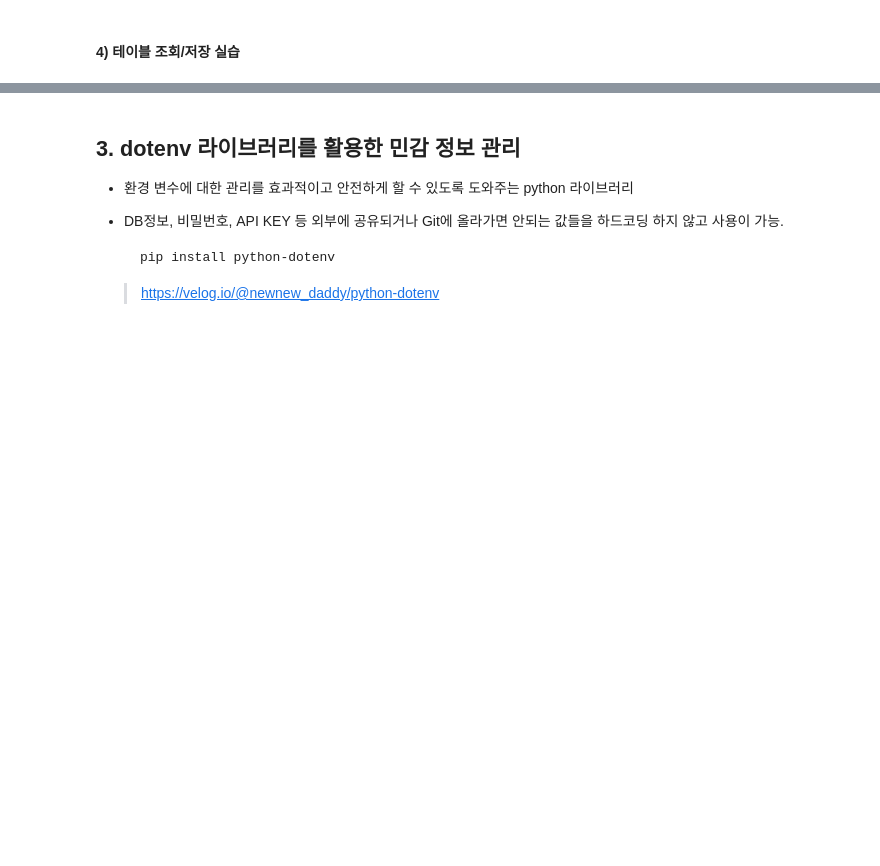
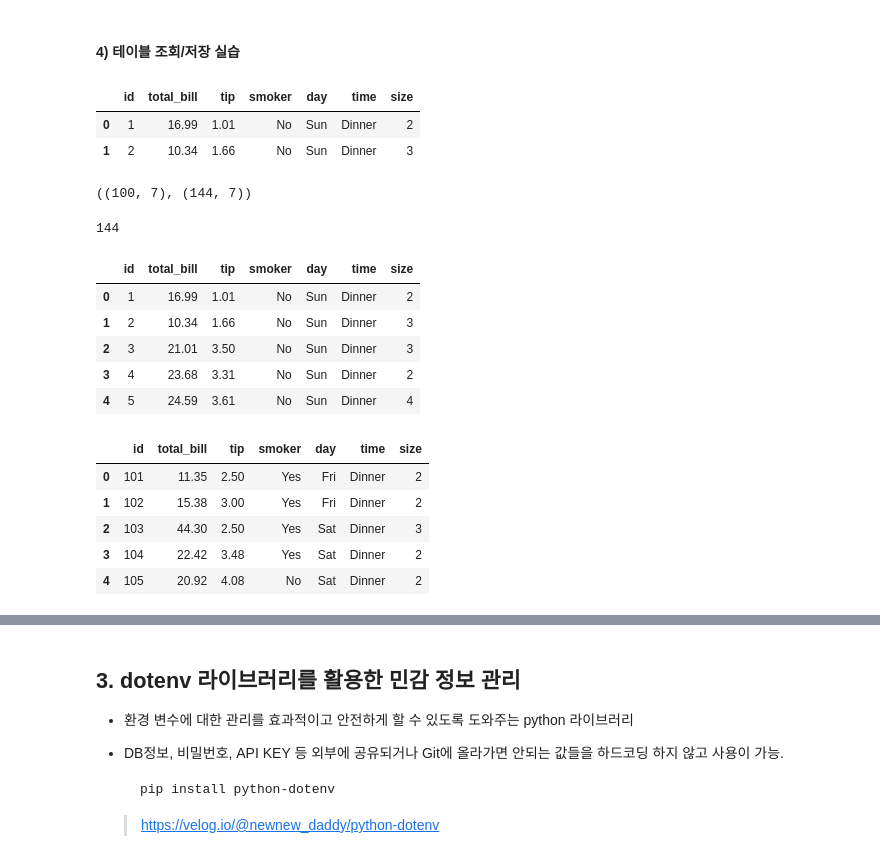
Before and after one commit to red-camel3367/sprint_git, a Jupyter notebook: 01_python_database/python_db_notebook.ipynb, the cells around one changed output, grey strips where cells are left out. Saved outputs shown, nothing was run; the diff lists cells and outputs as text; code cells hidden in the pictures; blank space fills up the shorter version.

```diff
--- a/01_python_database/python_db_notebook.ipynb
+++ b/01_python_database/python_db_notebook.ipynb
@@ -434,3 +434,19 @@ tips.csv 파일의 데이터를 활용하여 아래 과정을 진행해주세요
 
 3. MYSQL tips 테이블 + POSTGRESQL tips 테이블을 각각 dataframe으로 불러와서 concat 해주세요.
 """
+# %%
+## 1) 데이터 읽기
+tips = pd.read_csv('./dataset/tips.csv')
+tips.head(2)
+# %% [output]
+|  | id | total_bill | tip | smoker | day | time | size |
+| 0 | 1 | 16.99 | 1.01 | No | Sun | Dinner | 2 |
+| 1 | 2 | 10.34 | 1.66 | No | Sun | Dinner | 3 |
+# %%
+## 2) 데이터 쪼개기
+mysql_df = tips.iloc[:100]
+postgres_df = tips.iloc[100:]
+
+mysql_df.shape, postgres_df.shape
+# %% [output]
+((100, 7), (144, 7))
@@ -436,0 +476,46 @@ tips.csv 파일의 데이터를 활용하여 아래 과정을 진행해주세요
+# %%
+## 4) 데이터 저장
+
+mysql_df.to_sql(
+    name='tips',
+    con=mysql_conn,
+    if_exists='replace',
+    index=False
+)
+
+postgres_df.to_sql(
+    name='tips',
+    con=postgres_conn,
+    if_exists='replace',
+    index=False
+)
+# %% [output]
+144
+# %%
+## 5) 데이터 불러오기
+
+df_1 = pd.read_sql(
+    sql='SELECT * FROM tips',
+    con=mysql_conn
+    )
+
+df_2 = pd.read_sql(
+    sql='SELECT * FROM tips',
+    con=postgres_conn
+    )
+
+display(df_1.head())
+display(df_2.head())
+# %% [output]
+|  | id | total_bill | tip | smoker | day | time | size |
+| 0 | 1 | 16.99 | 1.01 | No | Sun | Dinner | 2 |
+| 1 | 2 | 10.34 | 1.66 | No | Sun | Dinner | 3 |
+| 2 | 3 | 21.01 | 3.50 | No | Sun | Dinner | 3 |
+| 3 | 4 | 23.68 | 3.31 | No | Sun | Dinner | 2 |
+| 4 | 5 | 24.59 | 3.61 | No | Sun | Dinner | 4 |
+|  | id | total_bill | tip | smoker | day | time | size |
+| 0 | 101 | 11.35 | 2.50 | Yes | Fri | Dinner | 2 |
+| 1 | 102 | 15.38 | 3.00 | Yes | Fri | Dinner | 2 |
+| 2 | 103 | 44.30 | 2.50 | Yes | Sat | Dinner | 3 |
+| 3 | 104 | 22.42 | 3.48 | Yes | Sat | Dinner | 2 |
+| 4 | 105 | 20.92 | 4.08 | No | Sat | Dinner | 2 |
```
Also changed, not shown: parts of 2 cells of this notebook, 1 other file.
